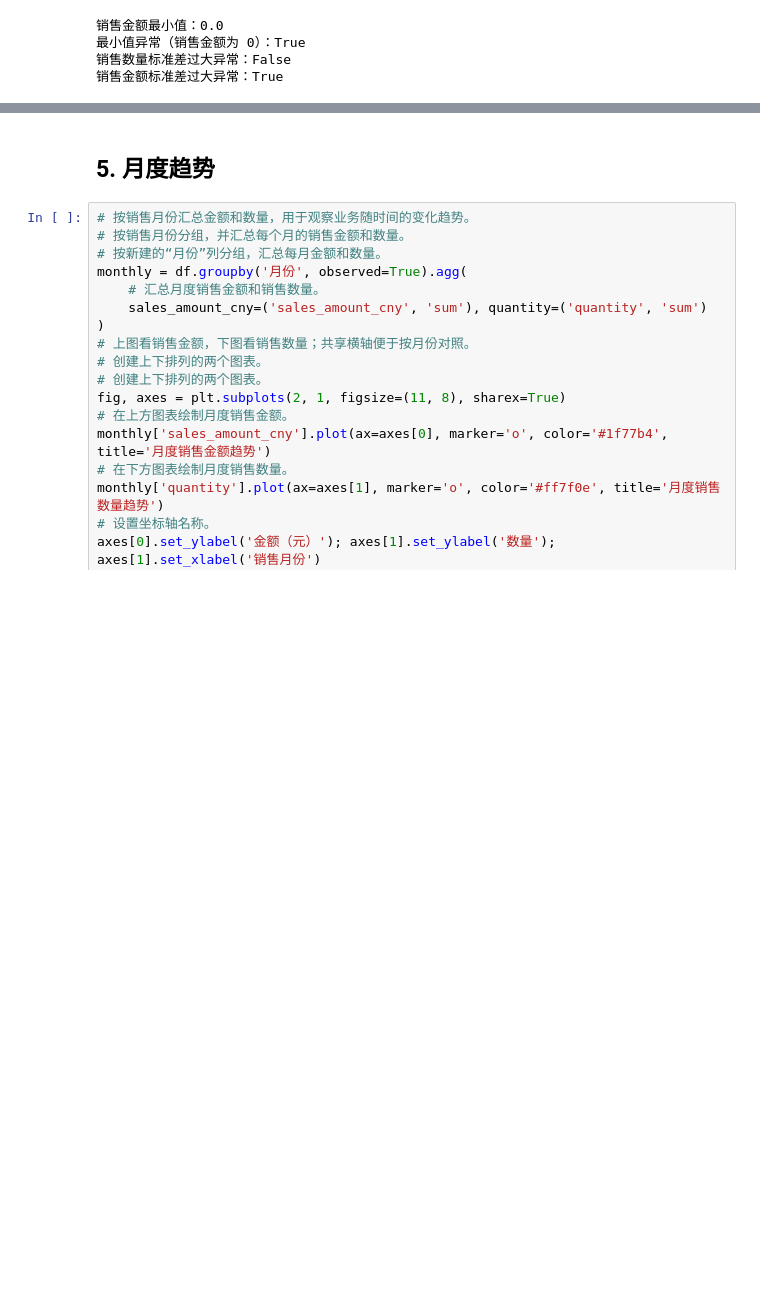
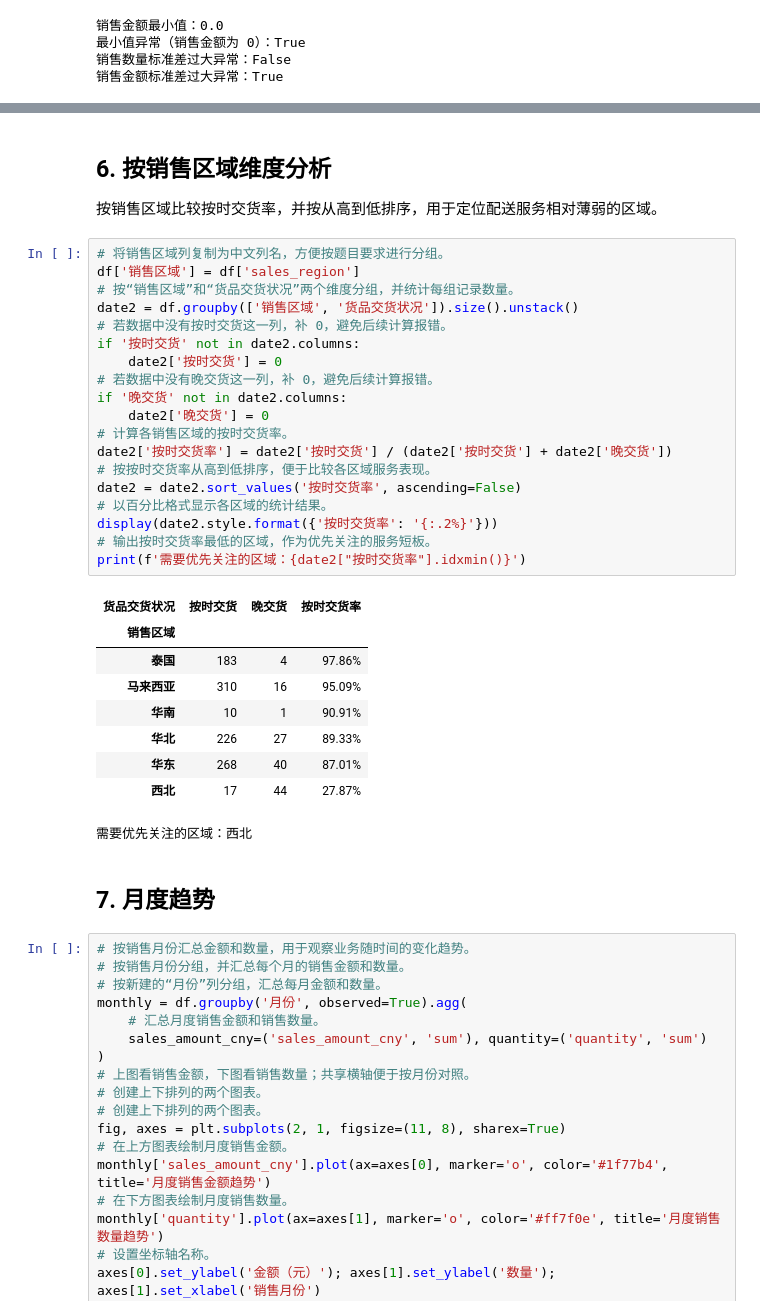
Before and after one commit to Jinjlejune/_-__, a Jupyter notebook: 物流销售数据分析.ipynb, the cells around one changed output, grey strips where cells are left out. Cells and saved outputs as stored; diff of their text form; blank space fills up the shorter version.

```diff
--- a/物流销售数据分析.ipynb
+++ b/物流销售数据分析.ipynb
@@ -221,5 +257,38 @@ print(f'销售金额标准差过大异常：{outlier_summary.loc["销售金额
+# %% [markdown]
+## 6. 按销售区域维度分析
+
+按销售区域比较按时交货率，并按从高到低排序，用于定位配送服务相对薄弱的区域。
+# %%
+# 将销售区域列复制为中文列名，方便按题目要求进行分组。
+df['销售区域'] = df['sales_region']
+# 按“销售区域”和“货品交货状况”两个维度分组，并统计每组记录数量。
+date2 = df.groupby(['销售区域', '货品交货状况']).size().unstack()
+# 若数据中没有按时交货这一列，补 0，避免后续计算报错。
+if '按时交货' not in date2.columns:
+    date2['按时交货'] = 0
+# 若数据中没有晚交货这一列，补 0，避免后续计算报错。
+if '晚交货' not in date2.columns:
+    date2['晚交货'] = 0
+# 计算各销售区域的按时交货率。
+date2['按时交货率'] = date2['按时交货'] / (date2['按时交货'] + date2['晚交货'])
+# 按按时交货率从高到低排序，便于比较各区域服务表现。
+date2 = date2.sort_values('按时交货率', ascending=False)
+# 以百分比格式显示各区域的统计结果。
+display(date2.style.format({'按时交货率': '{:.2%}'}))
+# 输出按时交货率最低的区域，作为优先关注的服务短板。
+print(f'需要优先关注的区域：{date2["按时交货率"].idxmin()}')
+# %% [output]
+| 货品交货状况 | 按时交货 | 晚交货 | 按时交货率 |
+| 销售区域 |  |  |  |
+| 泰国 | 183 | 4 | 97.86% |
+| 马来西亚 | 310 | 16 | 95.09% |
+| 华南 | 10 | 1 | 90.91% |
+| 华北 | 226 | 27 | 89.33% |
+| 华东 | 268 | 40 | 87.01% |
+| 西北 | 17 | 44 | 27.87% |
+需要优先关注的区域：西北
 # %% [markdown]
-## 5. 月度趋势
+## 7. 月度趋势
 # %%
 # 按销售月份汇总金额和数量，用于观察业务随时间的变化趋势。
 # 按销售月份分组，并汇总每个月的销售金额和数量。
```
Also changed, not shown: parts of 3 cells of this notebook, 1 other file.
